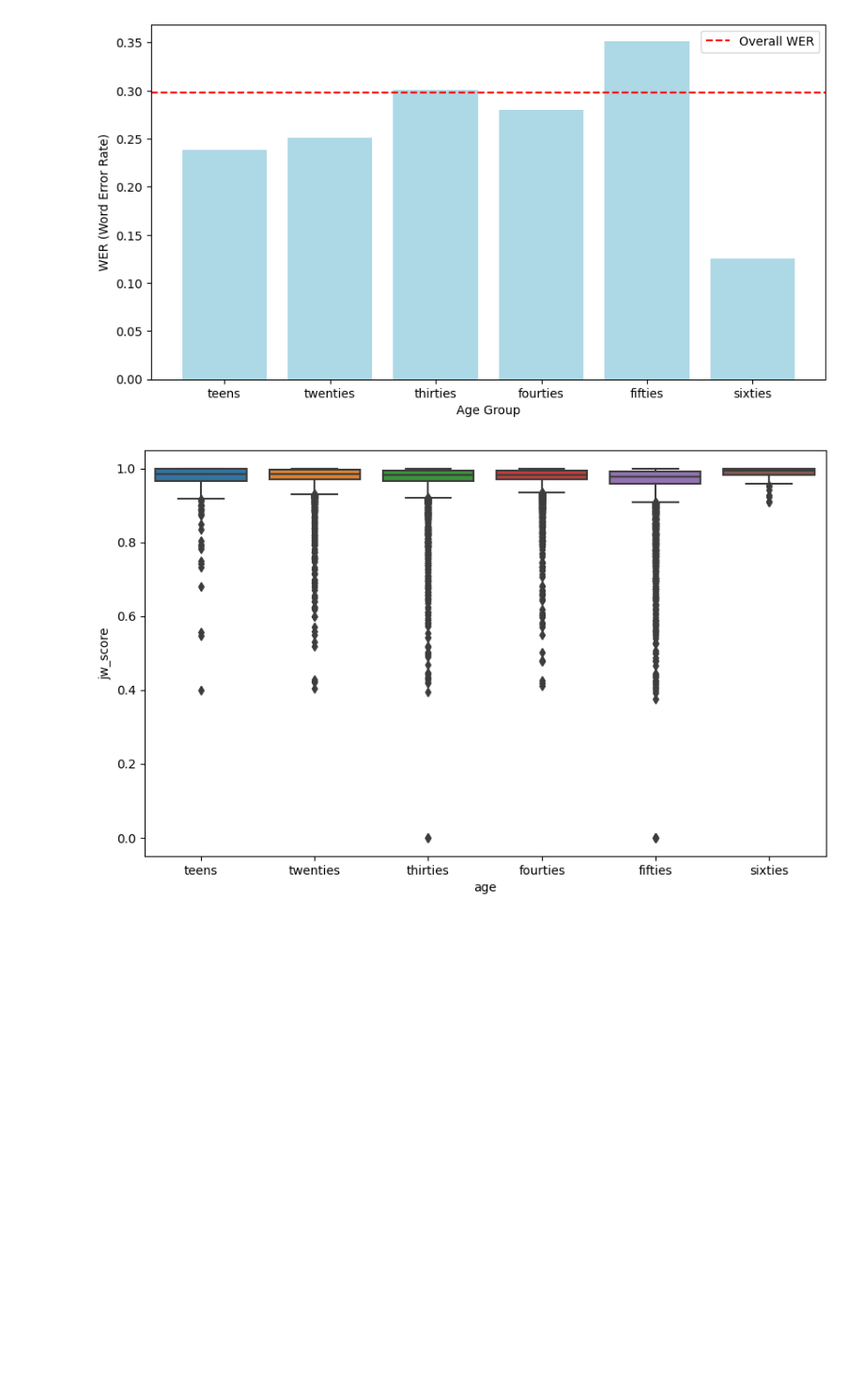
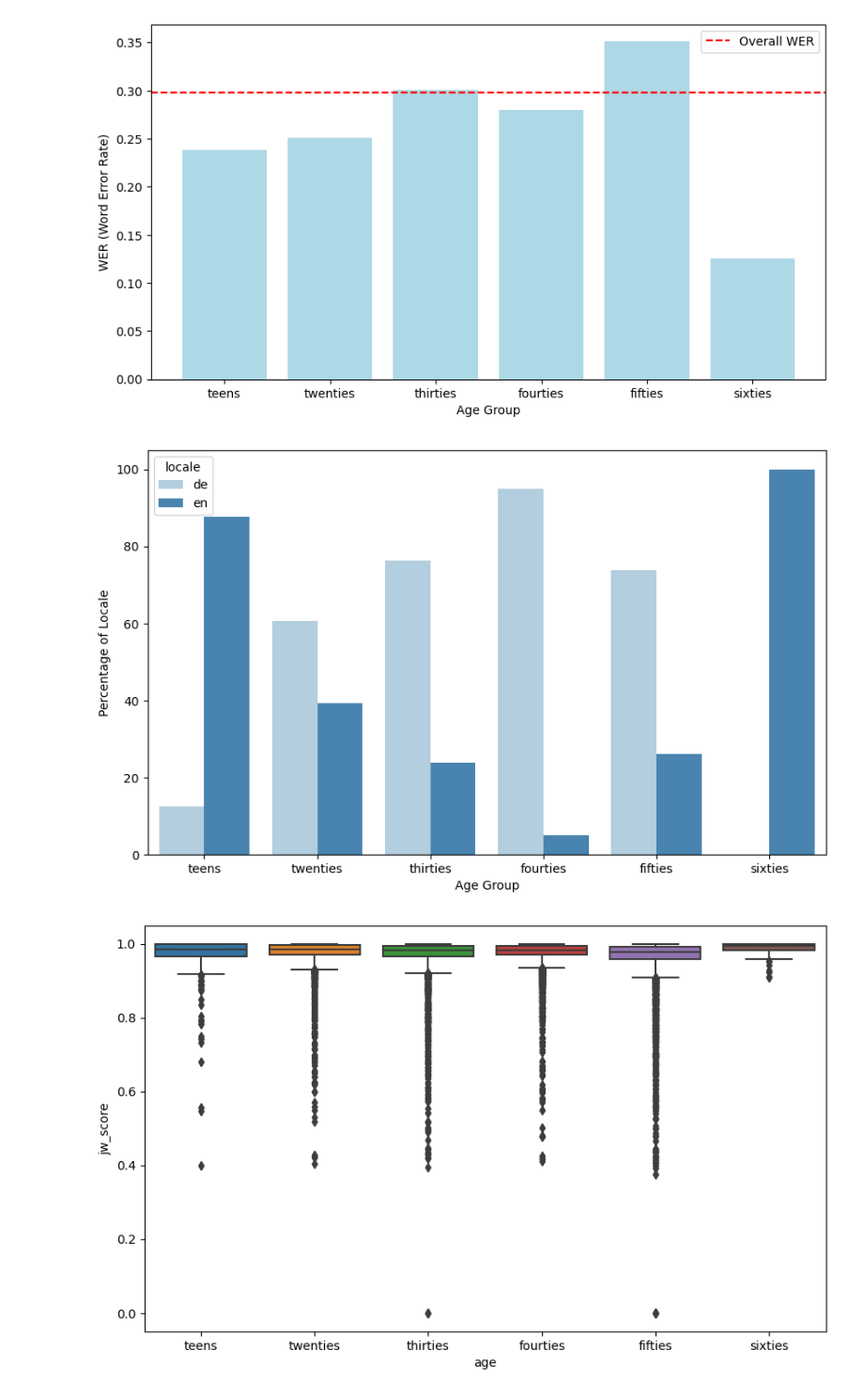
Before and after one commit to DrBilboArriba/ASR_and_science_podcasts, a Jupyter notebook: BA_ASR_and_science_podcasts.ipynb, the cells around one changed output. Shown at 94% size. Saved outputs shown, nothing was run; the diff lists cells and outputs as text; code cells hidden in the pictures; blank space fills up the shorter version.

```diff
--- a/BA_ASR_and_science_podcasts.ipynb
+++ b/BA_ASR_and_science_podcasts.ipynb
@@ -1175,6 +1175,27 @@ plt.savefig('.\\summary\\plots\\age_group_wer.png')
 plt.show()
 # %% [output]
 [figure]
+# %%
+age_locale_grouped = cvtx.groupby(['age', 'locale']).size().reset_index(name='locale_amount')
+# Calculate the percentage distribution of 'locale_amount' within each 'age' group
+age_locale_grouped['percentage'] = age_locale_grouped.groupby('age')['locale_amount'].transform(lambda x: x / x.sum() * 100)
+
+# Create a bar plot using seaborn
+plt.figure(figsize=(10, 6))
+
+# Use seaborn's barplot function to create the plot
+sns.barplot(x='age', y='percentage', data=age_locale_grouped, hue='locale', order=custom_order, palette='Blues')
+
+# Customize the plot
+plt.xlabel('Age Group')
+plt.ylabel('Percentage of Locale')
+
+plt.savefig('.\\summary\\plots\\age_locale_group.png')
+
+# Show the plot
+plt.show()
+# %% [output]
+[figure, added]
 # %%
 plt.figure(figsize=(10, 6))
 
```
